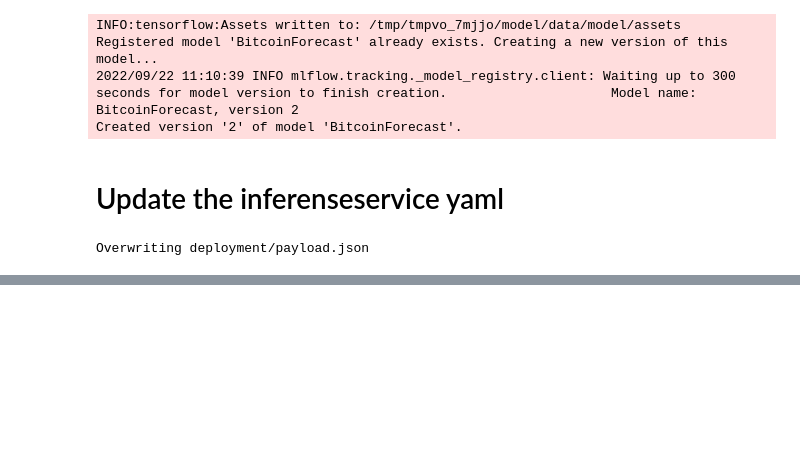
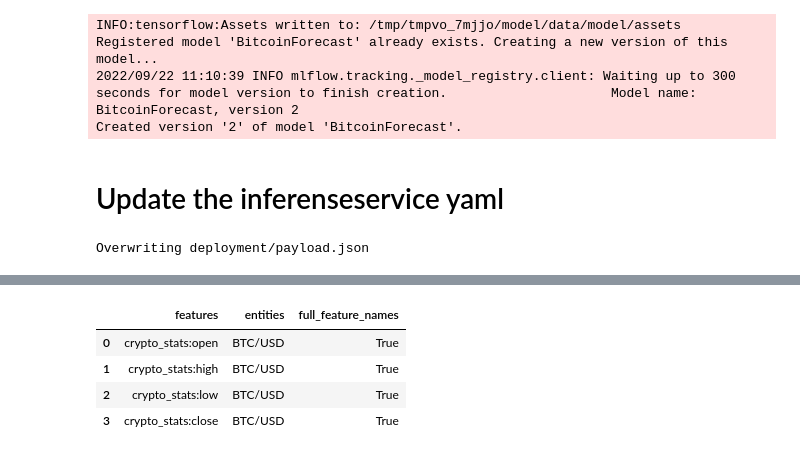
Before and after one commit to PiePra/Realtime-MLOps, a Jupyter notebook: demonstration/apps/basic-model/basic_model.ipynb, the cells around one changed output, grey strips where cells are left out. Cells and saved outputs as stored; diff of their text form; code cells hidden in the pictures; blank space fills up the shorter version.

```diff
--- a/demonstration/apps/basic-model/basic_model.ipynb
+++ b/demonstration/apps/basic-model/basic_model.ipynb
@@ -238,0 +299,9 @@ http://bitcoin-forecast.default.svc.cluster.local/v2/models/bitcoin-forecast/inf
+# %%
+pd.DataFrame({"features": ["crypto_stats:open", "crypto_stats:high", "crypto_stats:low", "crypto_stats:close"], "entities": "BTC/USD", "full_feature_names": True}
+)
+# %% [output]
+|  | features | entities | full_feature_names |
+| 0 | crypto_stats:open | BTC/USD | True |
+| 1 | crypto_stats:high | BTC/USD | True |
+| 2 | crypto_stats:low | BTC/USD | True |
+| 3 | crypto_stats:close | BTC/USD | True |
```
Also changed, not shown: parts of 3 cells of this notebook, 9 other files.
